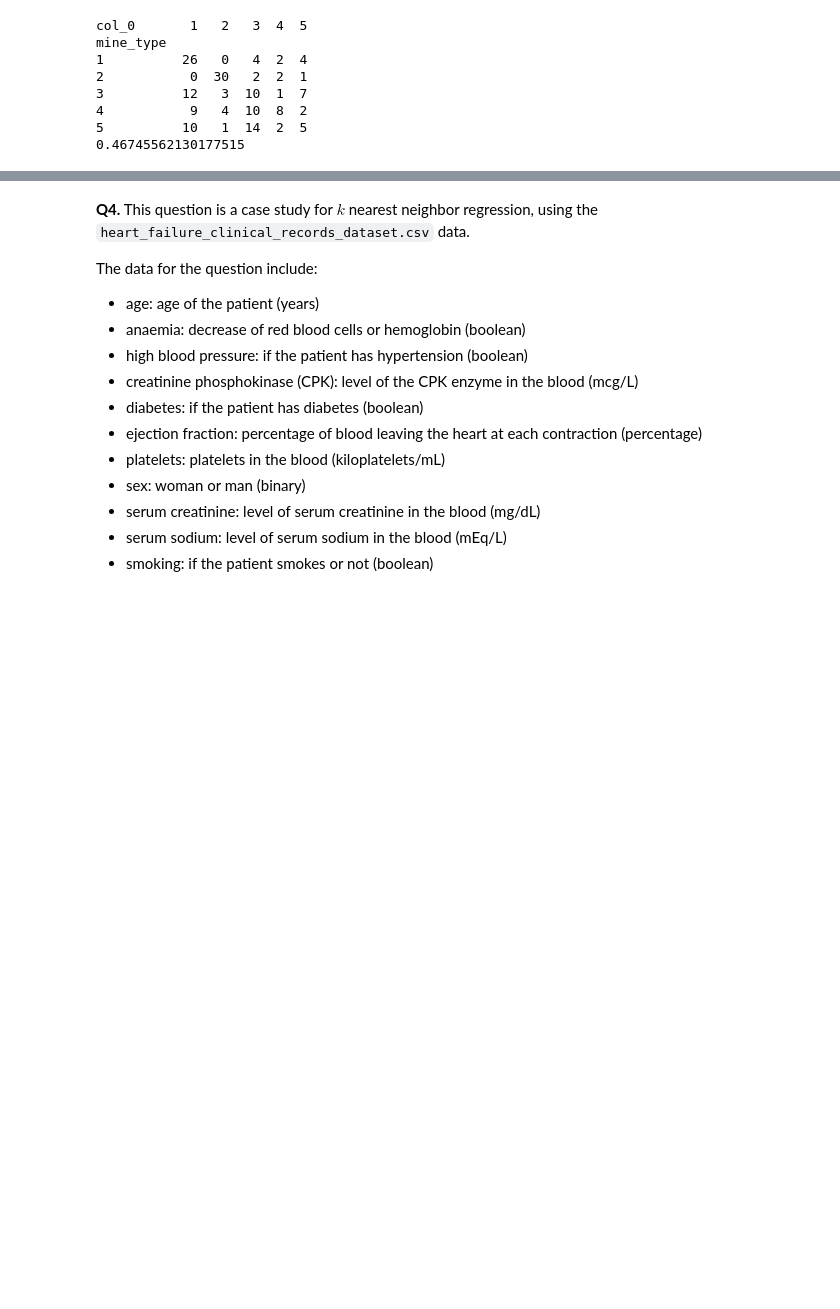
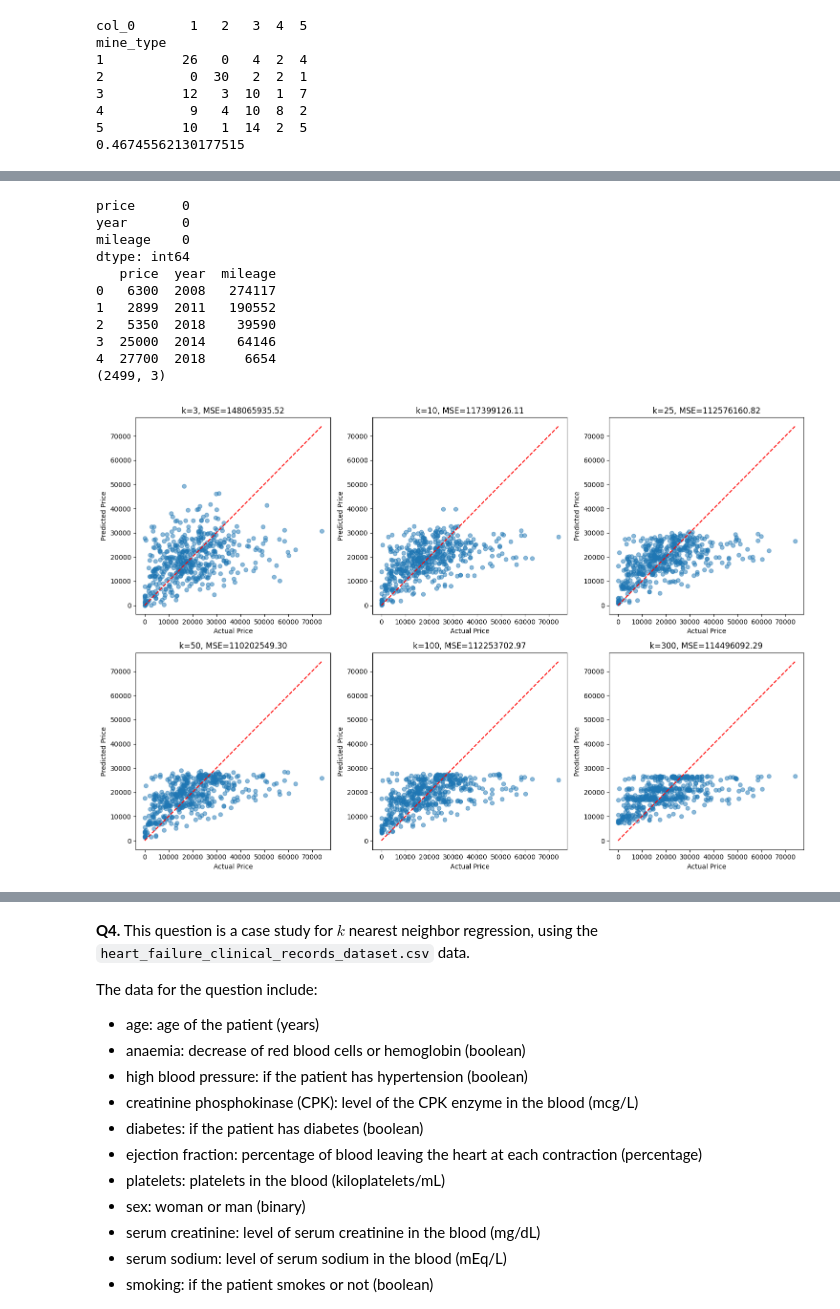
Before and after one commit to katiehutc/undergrad_ml_assignments, a Jupyter notebook: 02_assignment_knn.ipynb, the cells around one changed output, grey strips where cells are left out. Cells and saved outputs as stored; diff of their text form; code cells hidden in the pictures; blank space fills up the shorter version.

```diff
--- a/02_assignment_knn.ipynb
+++ b/02_assignment_knn.ipynb
@@ -154,0 +157,75 @@ The target variable `y` is `price` and the features are `year` and `mileage`.
+# %%
+import pandas as pd
+import numpy as np
+import matplotlib.pyplot as plt
+from sklearn.preprocessing import MinMaxScaler
+from sklearn.model_selection import train_test_split
+from sklearn.neighbors import KNeighborsRegressor
+from sklearn.metrics import mean_squared_error
+
+# Part 1
+df = pd.read_csv('/content/data/USA_cars_datasets.csv', encoding = 'latin1')
+df = df[['price', 'year', 'mileage']]
+print(df.isna().sum())
+
+print(df.head())
+print(df.shape)
+
+# Part 2
+scaler = MinMaxScaler()
+df[['year', 'mileage']] = scaler.fit_transform(df[['year', 'mileage']])
+
+# Part 3
+X = df[['year', 'mileage']]
+y = df['price']
+
+X_train, X_test, y_train, y_test = train_test_split(
+    X, y, test_size=0.2, random_state=42
+)
+
+# Part 4
+k_values = [3, 10, 25, 50, 100, 300]
+mse_list = []
+
+plt.figure(figsize=(15,10))
+
+for i, k in enumerate(k_values, 1):
+    model = KNeighborsRegressor(n_neighbors=k)
+    model.fit(X_train, y_train)
+    y_pred = model.predict(X_test)
+
+    mse = mean_squared_error(y_test, y_pred)
+    mse_list.append(mse)
+
+    # Scatterplot of predicted vs actual prices
+    plt.subplot(2, 3, i)
+    plt.scatter(y_test, y_pred, alpha=0.5)
+    plt.plot([y_test.min(), y_test.max()],
+             [y_test.min(), y_test.max()], 'r--')
+    plt.xlabel('Actual Price')
+    plt.ylabel('Predicted Price')
+    plt.title(f'k={k}, MSE={mse:.2f}')
+
+plt.tight_layout()
+plt.show()
+
+# Part 5
+best_k = k_values[np.argmin(mse_list)]
+print(f"Optimal k: {best_k}, with MSE={min(mse_list):.2f}")
+
+# Part 6
+for k, mse in zip(k_values, mse_list):
+    print(f"k={k}, MSE={mse:.2f}")
+# %% [output]
+price      0
+year       0
+mileage    0
+dtype: int64
+   price  year  mileage
+0   6300  2008   274117
+1   2899  2011   190552
+2   5350  2018    39590
+3  25000  2014    64146
+4  27700  2018     6654
+(2499, 3)
+[figure, added]
```
Also changed, not shown: parts of 2 cells of this notebook.
